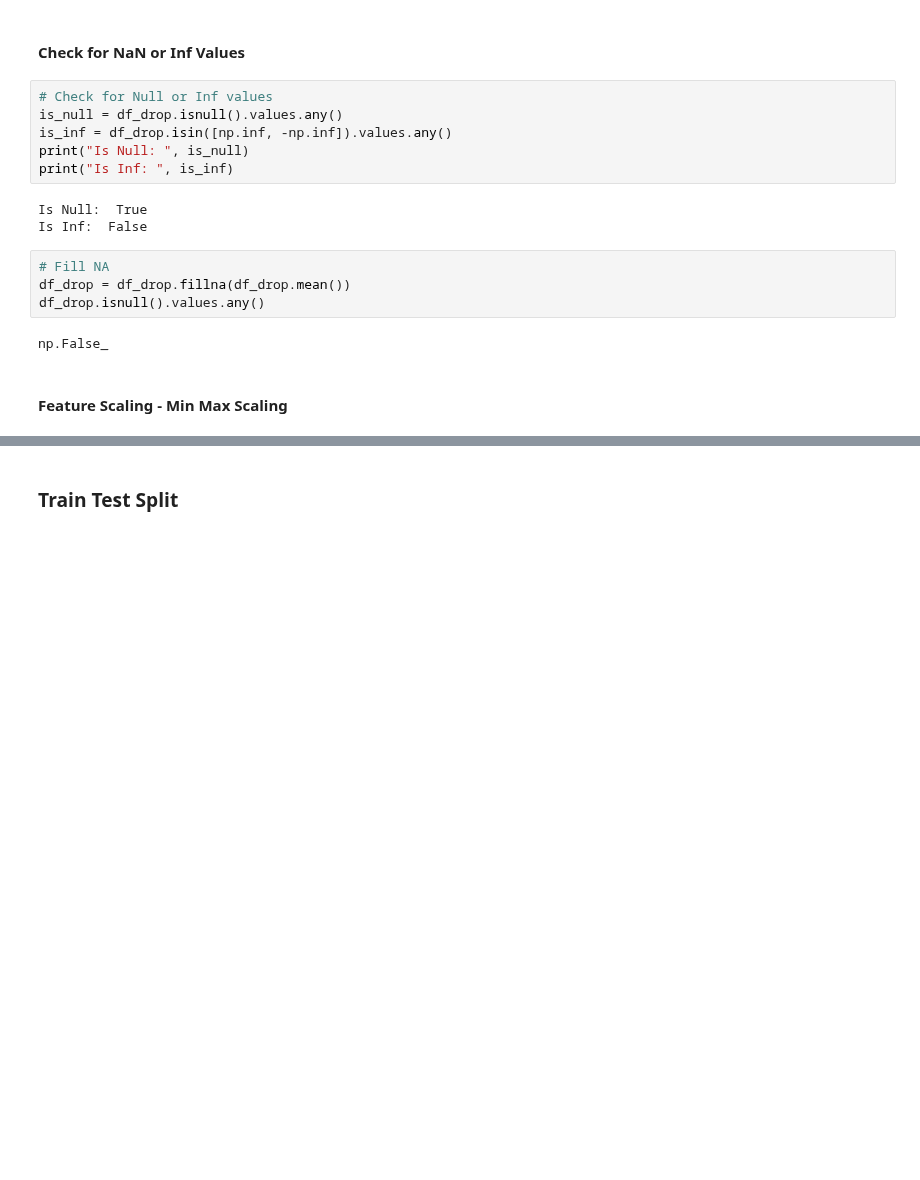
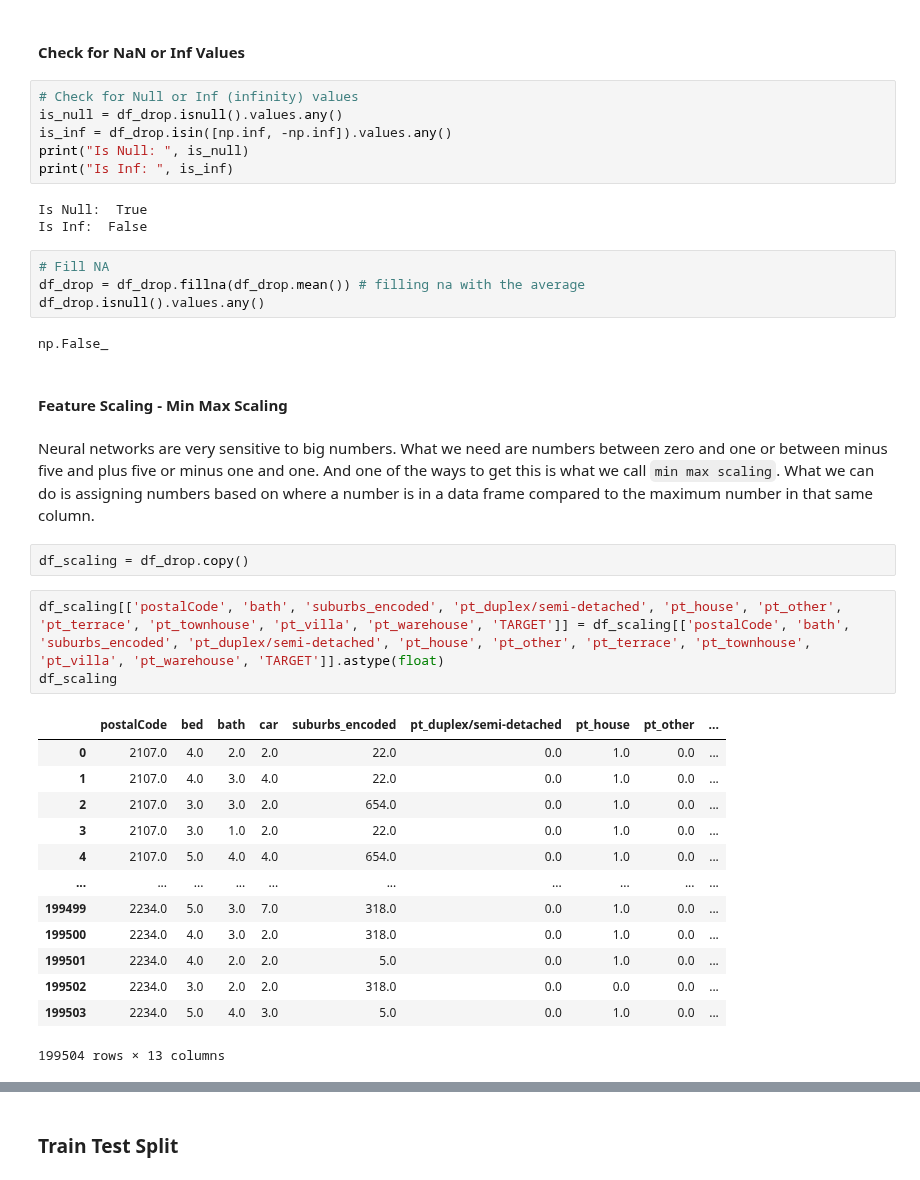
Before and after one commit to mindeleven/Analyzing-financial-data-with-python-and-rust, a Jupyter notebook: algorithmic_trading/ml-applied-to-trading-mcdonogh/Notebooks/03_feature_engineering.ipynb, the cells around one changed output, grey strips where cells are left out. Saved outputs shown, nothing was run; the diff lists cells and outputs as text; blank space fills up the shorter version.

```diff
--- a/algorithmic_trading/ml-applied-to-trading-mcdonogh/Notebooks/03_feature_engineering.ipynb
+++ b/algorithmic_trading/ml-applied-to-trading-mcdonogh/Notebooks/03_feature_engineering.ipynb
@@ -129,7 +132,7 @@ df_drop.head()
 # %% [markdown]
 #### Check for NaN or Inf Values
 # %%
-# Check for Null or Inf values
+# Check for Null or Inf (infinity) values
 is_null = df_drop.isnull().values.any()
 is_inf = df_drop.isin([np.inf, -np.inf]).values.any()
 print("Is Null: ", is_null)
@@ -139,10 +142,31 @@ Is Null:  True
 Is Inf:  False
 # %%
 # Fill NA
-df_drop = df_drop.fillna(df_drop.mean())
+df_drop = df_drop.fillna(df_drop.mean()) # filling na with the average
 df_drop.isnull().values.any()
 # %% [output]
 np.False_
 # %% [markdown]
 #### Feature Scaling - Min Max Scaling
+# %% [markdown]
+Neural networks are very sensitive to big numbers. What we need are numbers between zero and one or between minus five and plus five or minus one and one. And one of the ways to get this is what we call `min max scaling`. What we can do is assigning numbers based on where a number is in a data frame compared to the maximum number in that same column.
+# %%
+df_scaling = df_drop.copy()
+# %%
+df_scaling[['postalCode', 'bath', 'suburbs_encoded', 'pt_duplex/semi-detached', 'pt_house', 'pt_other', 'pt_terrace', 'pt_townhouse', 'pt_villa', 'pt_warehouse', 'TARGET']] = df_scaling[['postalCode', 'bath', 'suburbs_encoded', 'pt_duplex/semi-detached', 'pt_house', 'pt_other', 'pt_terrace', 'pt_townhouse', 'pt_villa', 'pt_warehouse', 'TARGET']].astype(float)
+df_scaling
+# %% [output]
+|  | postalCode | bed | bath | car | suburbs_encoded | pt_duplex/semi-detached | pt_house | pt_other | ... |
+| 0 | 2107.0 | 4.0 | 2.0 | 2.0 | 22.0 | 0.0 | 1.0 | 0.0 | ... |
+| 1 | 2107.0 | 4.0 | 3.0 | 4.0 | 22.0 | 0.0 | 1.0 | 0.0 | ... |
+| 2 | 2107.0 | 3.0 | 3.0 | 2.0 | 654.0 | 0.0 | 1.0 | 0.0 | ... |
+| 3 | 2107.0 | 3.0 | 1.0 | 2.0 | 22.0 | 0.0 | 1.0 | 0.0 | ... |
+| 4 | 2107.0 | 5.0 | 4.0 | 4.0 | 654.0 | 0.0 | 1.0 | 0.0 | ... |
+| ... | ... | ... | ... | ... | ... | ... | ... | ... | ... |
+| 199499 | 2234.0 | 5.0 | 3.0 | 7.0 | 318.0 | 0.0 | 1.0 | 0.0 | ... |
+| 199500 | 2234.0 | 4.0 | 3.0 | 2.0 | 318.0 | 0.0 | 1.0 | 0.0 | ... |
+| 199501 | 2234.0 | 4.0 | 2.0 | 2.0 | 5.0 | 0.0 | 1.0 | 0.0 | ... |
+| 199502 | 2234.0 | 3.0 | 2.0 | 2.0 | 318.0 | 0.0 | 0.0 | 0.0 | ... |
+| 199503 | 2234.0 | 5.0 | 4.0 | 3.0 | 5.0 | 0.0 | 1.0 | 0.0 | ... |
+199504 rows × 13 columns
 # %%
```
Also changed, not shown: parts of 14 cells of this notebook.
